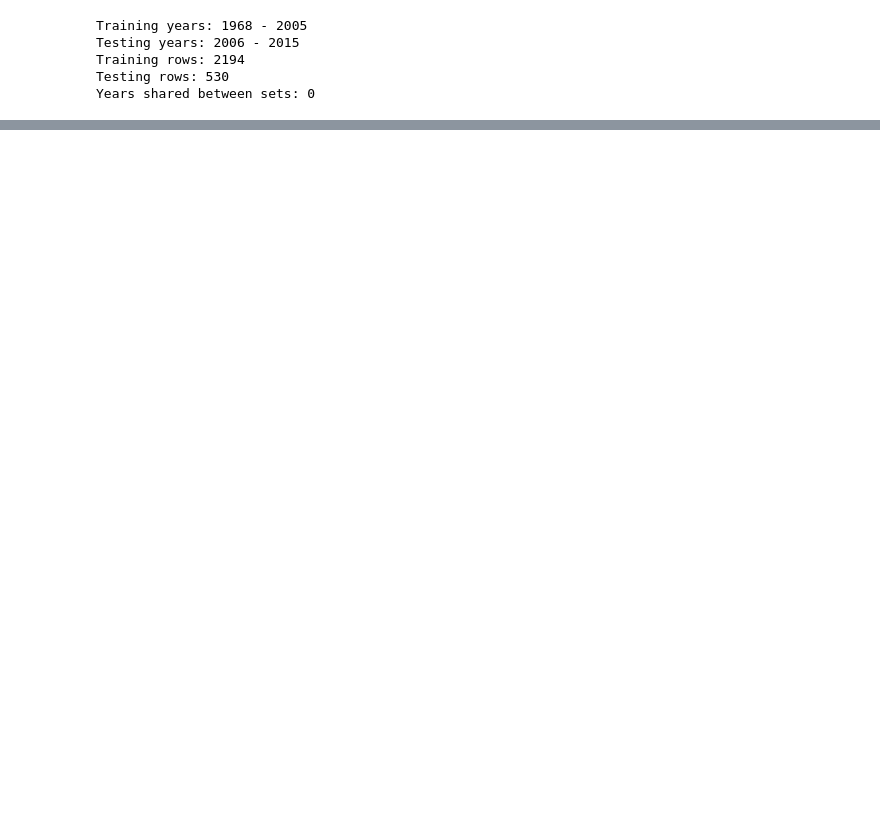
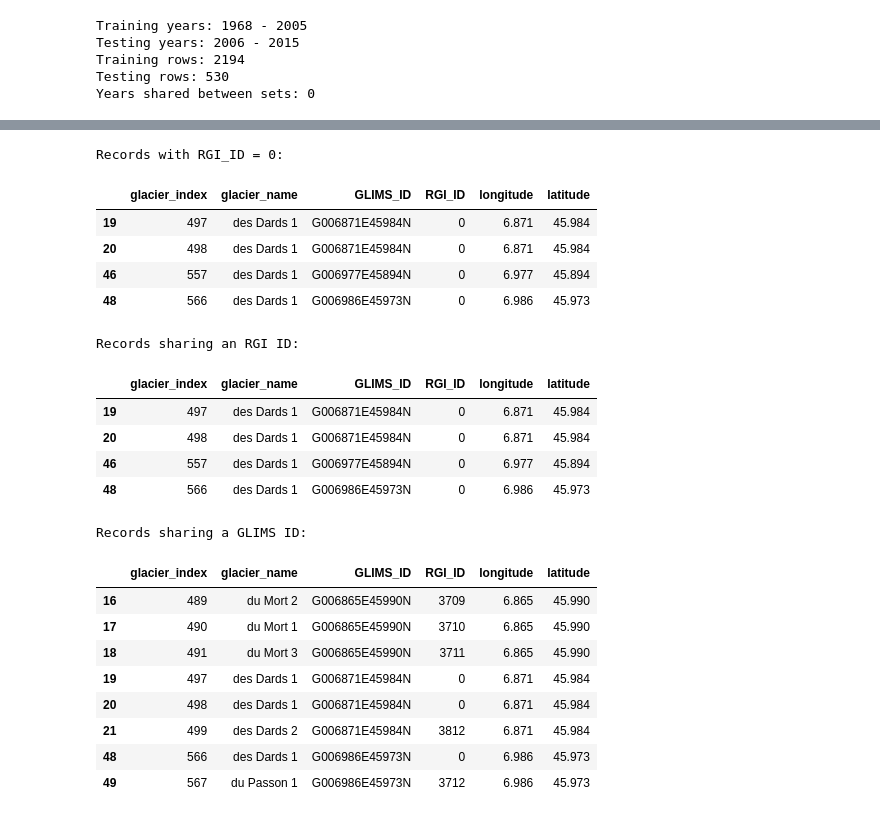
Before and after one commit to GabeC2227/Mont-Blanc-Prediction-Model-Senior-Design-Project, a Jupyter notebook: data-science/notebooks/02_explore_and_select_features.ipynb, the cells around one changed output, grey strips where cells are left out. Cells and saved outputs as stored; diff of their text form; code cells hidden in the pictures; blank space fills up the shorter version.

```diff
--- a/data-science/notebooks/02_explore_and_select_features.ipynb
+++ b/data-science/notebooks/02_explore_and_select_features.ipynb
@@ -383,0 +2117,44 @@ baseline_results.round(3)
+# %%
+zero_rgi = identifier_check[
+    identifier_check["RGI_ID"] == 0
+]
+
+duplicate_rgi = identifier_check[
+    identifier_check["RGI_ID"].duplicated(keep=False)
+].sort_values("RGI_ID")
+
+duplicate_glims = identifier_check[
+    identifier_check["GLIMS_ID"].duplicated(keep=False)
+].sort_values("GLIMS_ID")
+
+print("Records with RGI_ID = 0:")
+display(zero_rgi)
+
+print("\nRecords sharing an RGI ID:")
+display(duplicate_rgi)
+
+print("\nRecords sharing a GLIMS ID:")
+display(duplicate_glims)
+# %% [output]
+Records with RGI_ID = 0:
+|  | glacier_index | glacier_name | GLIMS_ID | RGI_ID | longitude | latitude |
+| 19 | 497 | des Dards 1 | G006871E45984N | 0 | 6.871 | 45.984 |
+| 20 | 498 | des Dards 1 | G006871E45984N | 0 | 6.871 | 45.984 |
+| 46 | 557 | des Dards 1 | G006977E45894N | 0 | 6.977 | 45.894 |
+| 48 | 566 | des Dards 1 | G006986E45973N | 0 | 6.986 | 45.973 |
+Records sharing an RGI ID:
+|  | glacier_index | glacier_name | GLIMS_ID | RGI_ID | longitude | latitude |
+| 19 | 497 | des Dards 1 | G006871E45984N | 0 | 6.871 | 45.984 |
+| 20 | 498 | des Dards 1 | G006871E45984N | 0 | 6.871 | 45.984 |
+| 46 | 557 | des Dards 1 | G006977E45894N | 0 | 6.977 | 45.894 |
+| 48 | 566 | des Dards 1 | G006986E45973N | 0 | 6.986 | 45.973 |
+Records sharing a GLIMS ID:
+|  | glacier_index | glacier_name | GLIMS_ID | RGI_ID | longitude | latitude |
+| 16 | 489 | du Mort 2 | G006865E45990N | 3709 | 6.865 | 45.990 |
+| 17 | 490 | du Mort 1 | G006865E45990N | 3710 | 6.865 | 45.990 |
+| 18 | 491 | du Mort 3 | G006865E45990N | 3711 | 6.865 | 45.990 |
+| 19 | 497 | des Dards 1 | G006871E45984N | 0 | 6.871 | 45.984 |
+| 20 | 498 | des Dards 1 | G006871E45984N | 0 | 6.871 | 45.984 |
+| 21 | 499 | des Dards 2 | G006871E45984N | 3812 | 6.871 | 45.984 |
+| 48 | 566 | des Dards 1 | G006986E45973N | 0 | 6.986 | 45.973 |
+| 49 | 567 | du Passon 1 | G006986E45973N | 3712 | 6.986 | 45.973 |
```
Also changed, not shown: parts of 76 cells of this notebook, 1 other file.
